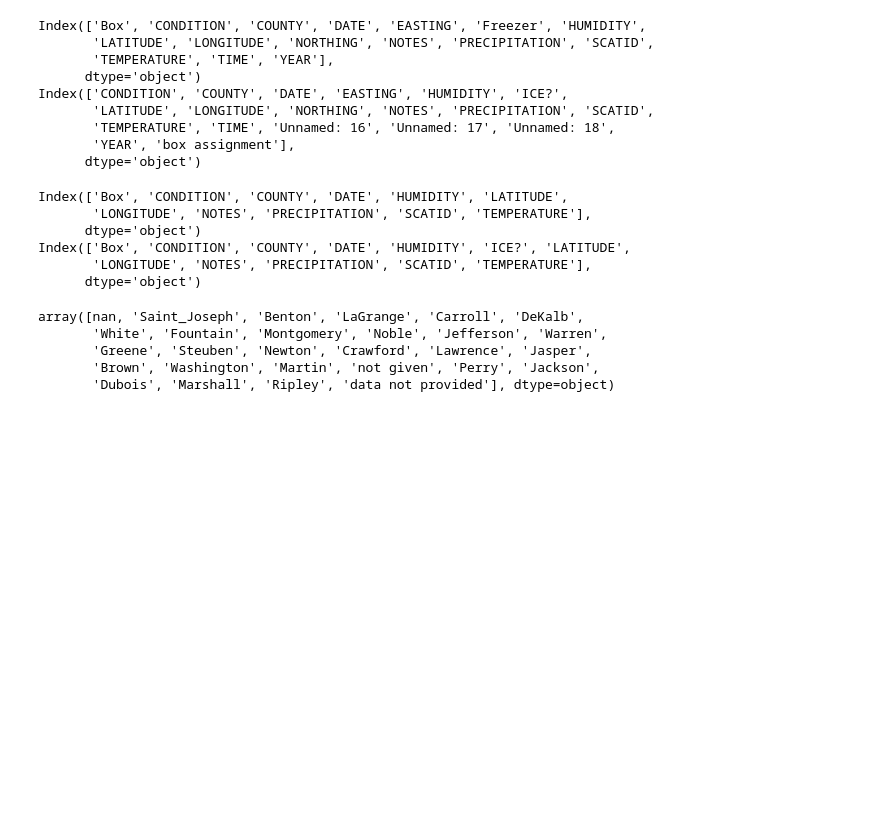
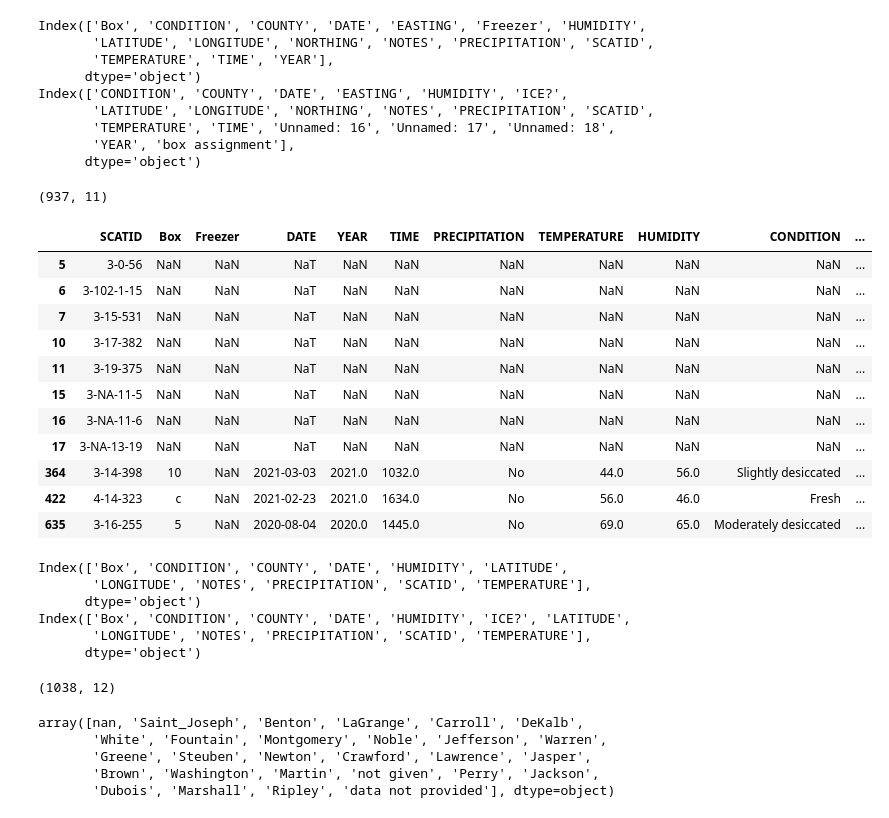
Before and after one commit to poudelmohit/carnivore_scat_samples_extraction, a Jupyter notebook: listing_samples_to_extract.ipynb, the cells around one changed output. Drawn from its saved outputs; the diff is of its cells as text; code cells hidden in the pictures; blank space fills up the shorter version.

```diff
--- a/listing_samples_to_extract.ipynb
+++ b/listing_samples_to_extract.ipynb
@@ -53,6 +52,26 @@ Index(['CONDITION', 'COUNTY', 'DATE', 'EASTING', 'HUMIDITY', 'ICE?',
        'TEMPERATURE', 'TIME', 'Unnamed: 16', 'Unnamed: 17', 'Unnamed: 18',
        'YEAR', 'box assignment'],
       dtype='object')
+# %%
+carnivore_working_db.shape
+# %% [output]
+(937, 11)
+# %%
+# box_G['SCATID'].isin(carnivore_working_db['SCATID'])
+carnivore_working_db[carnivore_working_db['SCATID'].isin(box_G['SCATID'])]
+# %% [output]
+|  | SCATID | Box | Freezer | DATE | YEAR | TIME | PRECIPITATION | TEMPERATURE | HUMIDITY | CONDITION | ... |
+| 5 | 3-0-56 | NaN | NaN | NaT | NaN | NaN | NaN | NaN | NaN | NaN | ... |
+| 6 | 3-102-1-15 | NaN | NaN | NaT | NaN | NaN | NaN | NaN | NaN | NaN | ... |
+| 7 | 3-15-531 | NaN | NaN | NaT | NaN | NaN | NaN | NaN | NaN | NaN | ... |
+| 10 | 3-17-382 | NaN | NaN | NaT | NaN | NaN | NaN | NaN | NaN | NaN | ... |
+| 11 | 3-19-375 | NaN | NaN | NaT | NaN | NaN | NaN | NaN | NaN | NaN | ... |
+| 15 | 3-NA-11-5 | NaN | NaN | NaT | NaN | NaN | NaN | NaN | NaN | NaN | ... |
+| 16 | 3-NA-11-6 | NaN | NaN | NaT | NaN | NaN | NaN | NaN | NaN | NaN | ... |
+| 17 | 3-NA-13-19 | NaN | NaN | NaT | NaN | NaN | NaN | NaN | NaN | NaN | ... |
+| 364 | 3-14-398 | 10 | NaN | 2021-03-03 | 2021.0 | 1032.0 | No | 44.0 | 56.0 | Slightly desiccated | ... |
+| 422 | 4-14-323 | c | NaN | 2021-02-23 | 2021.0 | 1634.0 | No | 56.0 | 46.0 | Fresh | ... |
+| 635 | 3-16-255 | 5 | NaN | 2020-08-04 | 2020.0 | 1445.0 | No | 69.0 | 65.0 | Moderately desiccated | ... |
 # %%
 ### 1.1: combined Box_G and carnivore_working_db:
 
@@ -80,6 +99,10 @@ box_G['Box'] = "g"
 
 combined_df = pd.concat([carnivore_working_db, box_G], axis=0, join="outer")
 # combined_df.head()
+# %%
+combined_df.shape
+# %% [output]
+(1038, 12)
 # %%
 combined_df['COUNTY'].unique()
 # %% [output]
```
Also changed, not shown: parts of 33 cells of this notebook.
